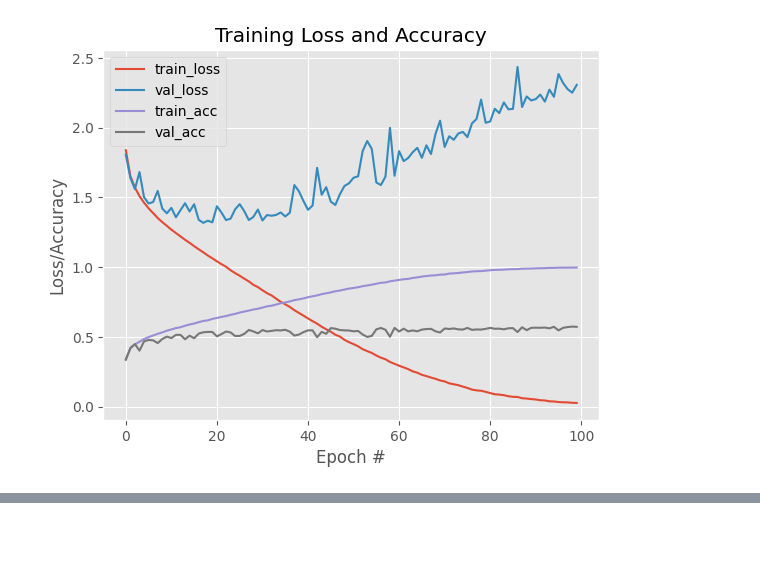
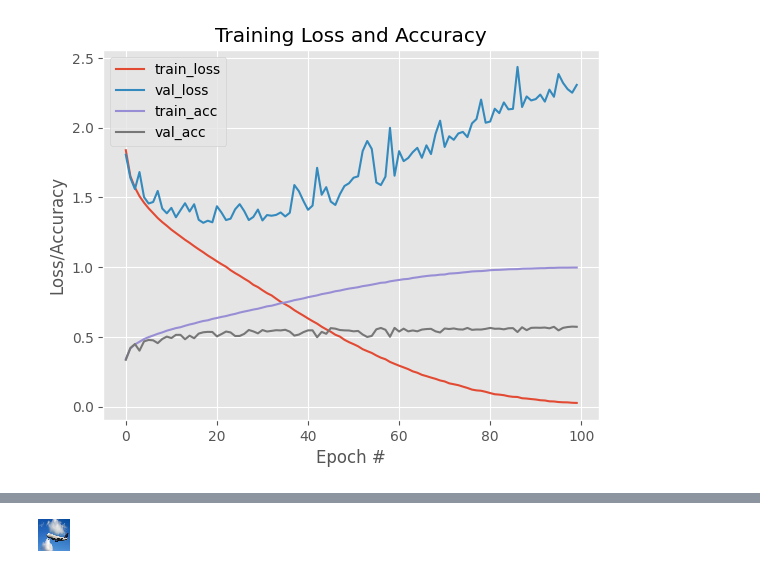
Before and after one commit to yleessam/tf, a Jupyter notebook: tf/cifar10_tensorflow_1.ipynb, the cells around one changed output, grey strips where cells are left out. Saved outputs shown, nothing was run; the diff lists cells and outputs as text; code cells hidden in the pictures; blank space fills up the shorter version.

```diff
--- a/tf/cifar10_tensorflow_1.ipynb
+++ b/tf/cifar10_tensorflow_1.ipynb
@@ -292,0 +305,7 @@ plt.savefig("plot.png")
+# %%
+img_resized = cv2.resize(img, (32,32))
+cv2_imshow(img_resized)
+cv2.waitKey(2000)
+cv2.destroyAllWindows()
+# %% [output]
+[figure, added]
```
Also changed, not shown: parts of 6 cells of this notebook.
